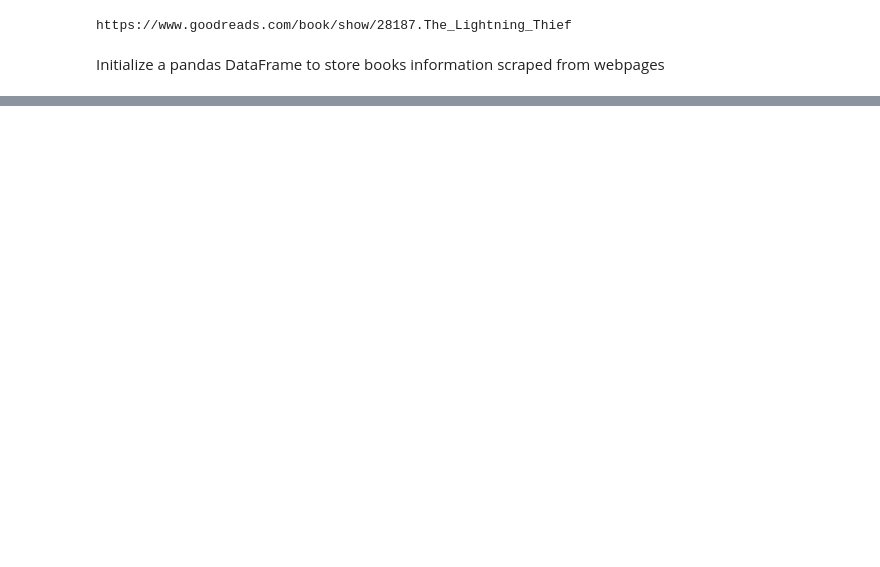
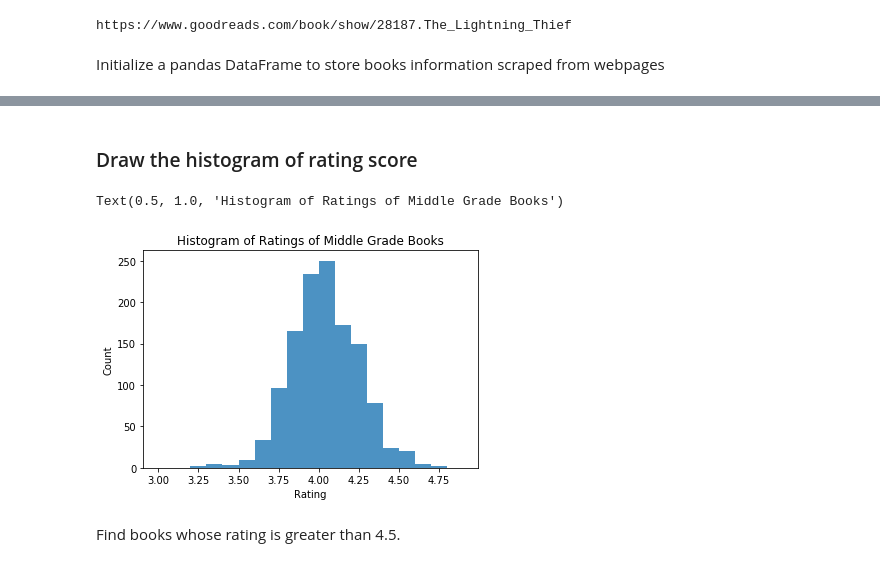
Before and after one commit to haolin-ds/GoodReadsBooksAnalysis, a Jupyter notebook: middle_grade_books_analysis.ipynb, the cells around one changed output, grey strips where cells are left out. Cells and saved outputs as stored; diff of their text form; code cells hidden in the pictures; blank space fills up the shorter version.

```diff
--- a/middle_grade_books_analysis.ipynb
+++ b/middle_grade_books_analysis.ipynb
@@ -149,0 +187,5 @@ Index: []
+# %%
+csv_file = "middle_grade_books.all.csv"
+books_df = pd.read_csv(csv_file, header=0)
+
+books_df.head()
@@ -149,0 +223,12 @@ Index: []
+# %% [markdown]
+### Draw the histogram of rating score
+# %%
+plt.hist(books_df["Ave_rating"], bins=np.arange(3,5,0.1), alpha = 0.8)
+plt.xlabel("Rating")
+plt.ylabel("Count")
+plt.title("Histogram of Ratings of Middle Grade Books")
+# %% [output]
+Text(0.5, 1.0, 'Histogram of Ratings of Middle Grade Books')
+[figure, added]
+# %% [markdown]
+Find books whose rating is greater than 4.5.
```
Also changed, not shown: parts of 54 cells of this notebook, 1 other file.
